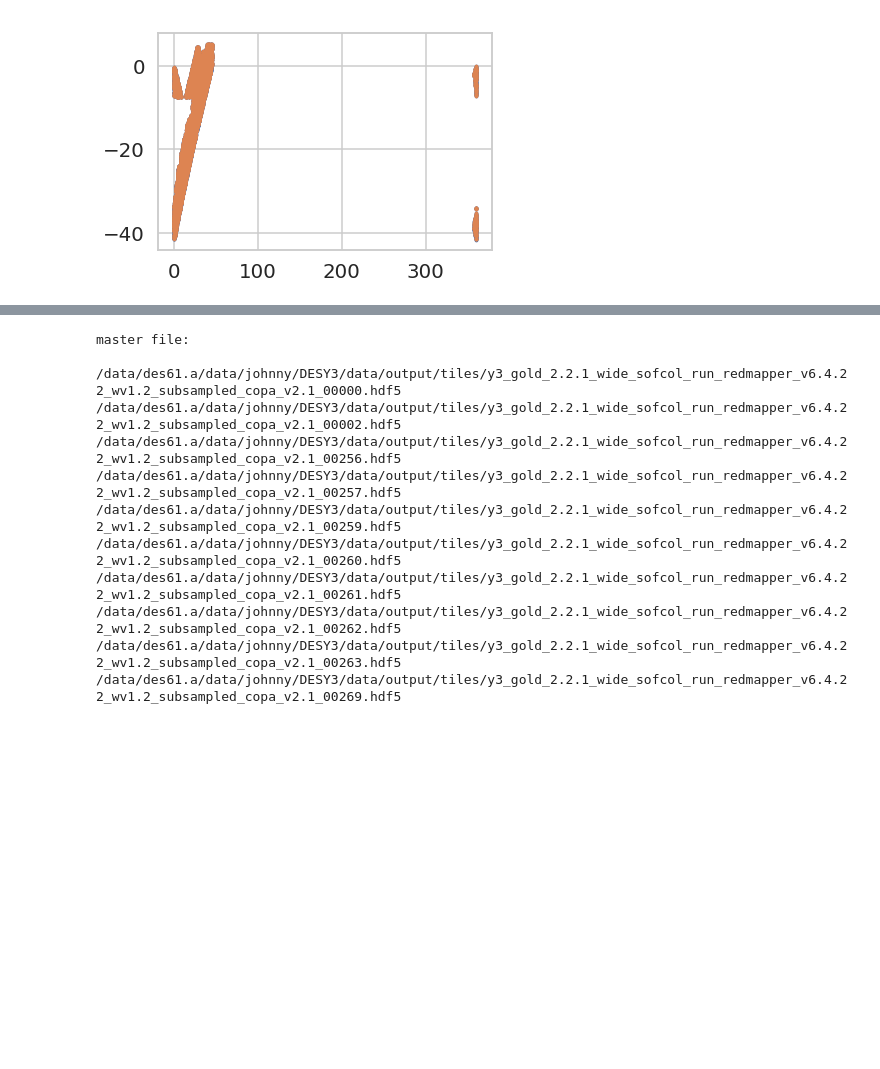
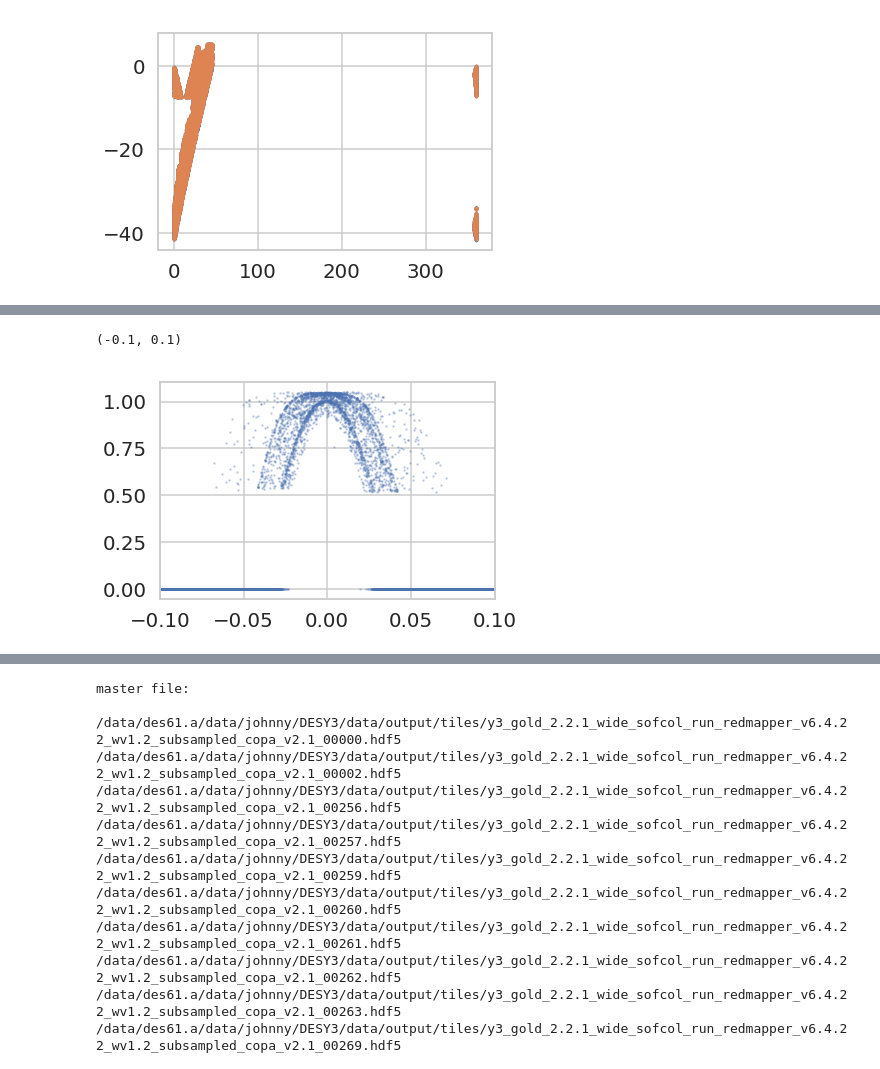
Before and after one commit to estevesjh/CopacabanaRuns, a Jupyter notebook: analysis/clusters/0.CheckClusterResults.ipynb, the cells around one changed output, grey strips where cells are left out. Drawn from its saved outputs; the diff is of its cells as text; code cells hidden in the pictures; blank space fills up the shorter version.

```diff
--- a/analysis/clusters/0.CheckClusterResults.ipynb
+++ b/analysis/clusters/0.CheckClusterResults.ipynb
@@ -138,0 +150,6 @@ plt.scatter(ra[zero],dec[zero],s=5)
+# %%
+cids = np.array(cat['CID'][zero])
+# %%
+import esutil
+
+keys = esutil.numpy_util.match(cids,np.array(gal['CID']))
@@ -138,0 +187,6 @@ plt.scatter(ra[zero],dec[zero],s=5)
+# %%
+plt.scatter(zo[keys[1]][::20],pz0[keys[1]][::20],s=1.,alpha=0.3)
+plt.xlim(-.1,.1)
+# %% [output]
+(-0.1, 0.1)
+[figure, added]
```
Also changed, not shown: parts of 17 cells of this notebook, 6 other files.
